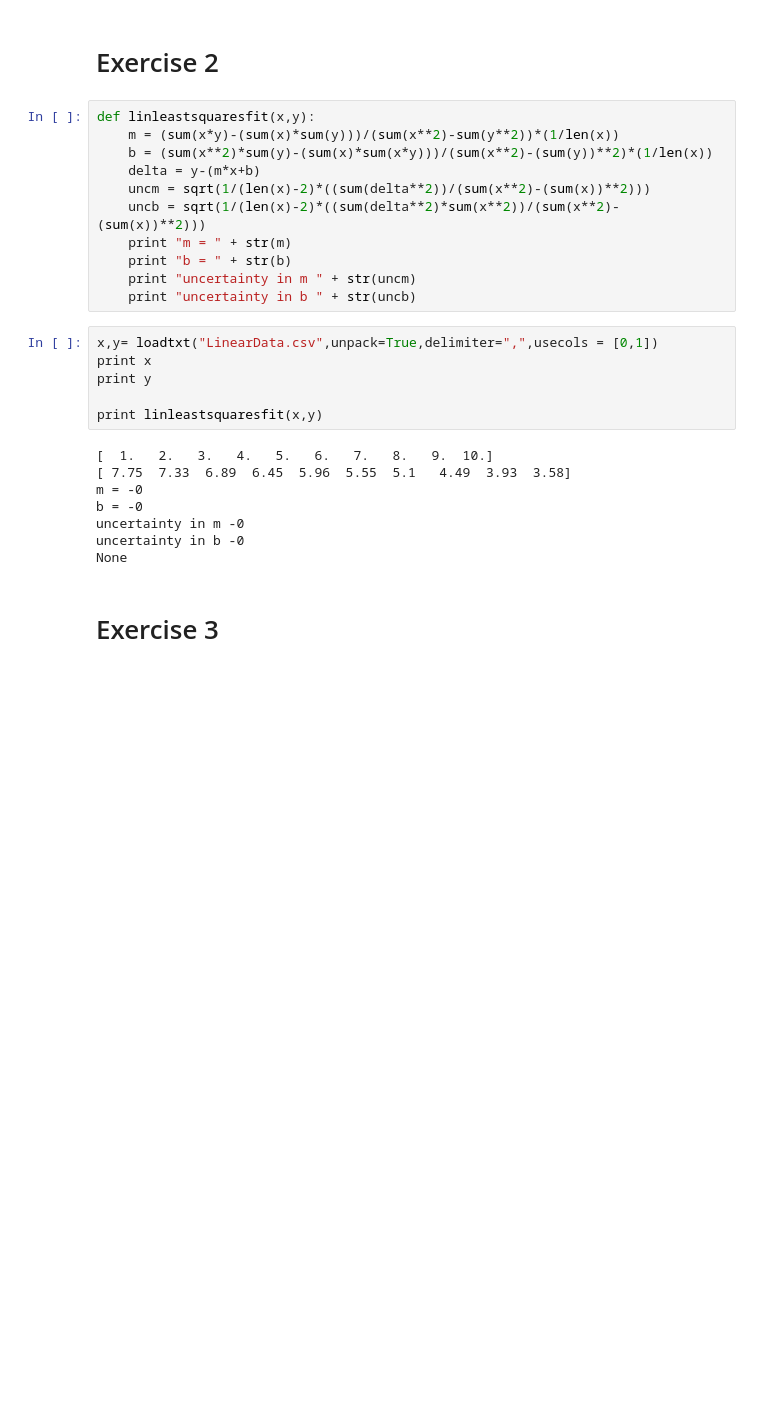
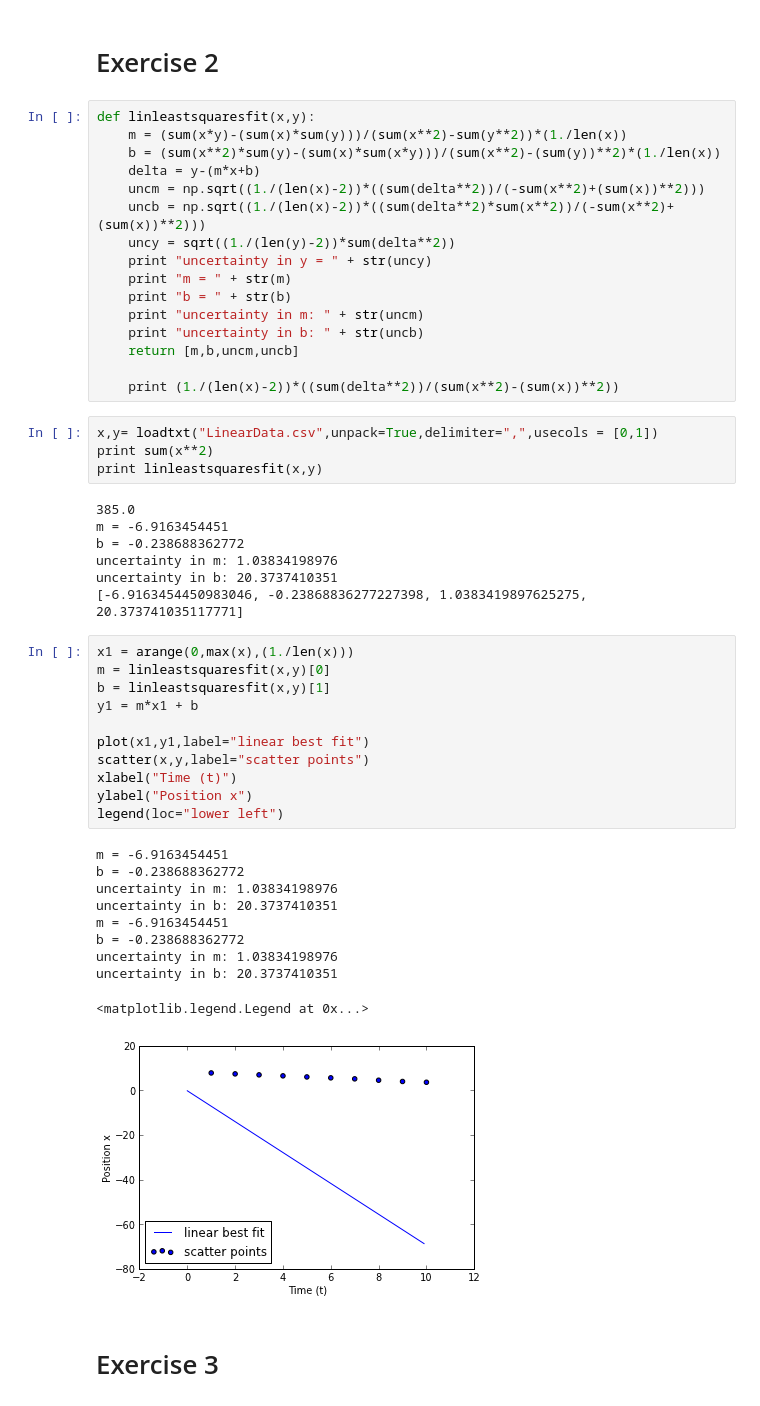
Before and after one commit to cdcunnin/PHYS202-S13, a Jupyter notebook: week9/Data IO.ipynb, the cells around one changed output. Cells and saved outputs as stored; diff of their text form; blank space fills up the shorter version.

```diff
--- a/week9/Data IO.ipynb
+++ b/week9/Data IO.ipynb
@@ -79,29 +79,53 @@ Exercise 2
 ====
 # %%
 def linleastsquaresfit(x,y):
-    m = (sum(x*y)-(sum(x)*sum(y)))/(sum(x**2)-sum(y**2))*(1/len(x))
-    b = (sum(x**2)*sum(y)-(sum(x)*sum(x*y)))/(sum(x**2)-(sum(y))**2)*(1/len(x))
+    m = (sum(x*y)-(sum(x)*sum(y)))/(sum(x**2)-sum(y**2))*(1./len(x))
+    b = (sum(x**2)*sum(y)-(sum(x)*sum(x*y)))/(sum(x**2)-(sum(y))**2)*(1./len(x))
     delta = y-(m*x+b)
-    uncm = sqrt(1/(len(x)-2)*((sum(delta**2))/(sum(x**2)-(sum(x))**2)))
-    uncb = sqrt(1/(len(x)-2)*((sum(delta**2)*sum(x**2))/(sum(x**2)-(sum(x))**2)))
+    uncm = np.sqrt((1./(len(x)-2))*((sum(delta**2))/(-sum(x**2)+(sum(x))**2)))
+    uncb = np.sqrt((1./(len(x)-2))*((sum(delta**2)*sum(x**2))/(-sum(x**2)+(sum(x))**2)))
+    uncy = sqrt((1./(len(y)-2))*sum(delta**2))
+    print "uncertainty in y = " + str(uncy)
     print "m = " + str(m)
     print "b = " + str(b)
-    print "uncertainty in m " + str(uncm)
-    print "uncertainty in b " + str(uncb)
+    print "uncertainty in m: " + str(uncm)
+    print "uncertainty in b: " + str(uncb)
+    return [m,b,uncm,uncb]
+
+    print (1./(len(x)-2))*((sum(delta**2))/(sum(x**2)-(sum(x))**2))
 # %%
 x,y= loadtxt("LinearData.csv",unpack=True,delimiter=",",usecols = [0,1])
-print x
-print y
-
+print sum(x**2)
 print linleastsquaresfit(x,y)
 # %% [output]
-[  1.   2.   3.   4.   5.   6.   7.   8.   9.  10.]
-[ 7.75  7.33  6.89  6.45  5.96  5.55  5.1   4.49  3.93  3.58]
-m = -0
-b = -0
-uncertainty in m -0
-uncertainty in b -0
-None
+385.0
+m = -6.9163454451
+b = -0.238688362772
+uncertainty in m: 1.03834198976
+uncertainty in b: 20.3737410351
+[-6.9163454450983046, -0.23868836277227398, 1.0383419897625275, 20.373741035117771]
+# %%
+x1 = arange(0,max(x),(1./len(x)))
+m = linleastsquaresfit(x,y)[0]
+b = linleastsquaresfit(x,y)[1]
+y1 = m*x1 + b
+
+plot(x1,y1,label="linear best fit")
+scatter(x,y,label="scatter points")
+xlabel("Time (t)")
+ylabel("Position x")
+legend(loc="lower left")
+# %% [output]
+m = -6.9163454451
+b = -0.238688362772
+uncertainty in m: 1.03834198976
+uncertainty in b: 20.3737410351
+m = -6.9163454451
+b = -0.238688362772
+uncertainty in m: 1.03834198976
+uncertainty in b: 20.3737410351
+<matplotlib.legend.Legend at 0x...>
+[figure, added]
 # %% [markdown]
 Exercise 3
 ====
```
Also changed, not shown: parts of 3 cells of this notebook, 1 other file.
